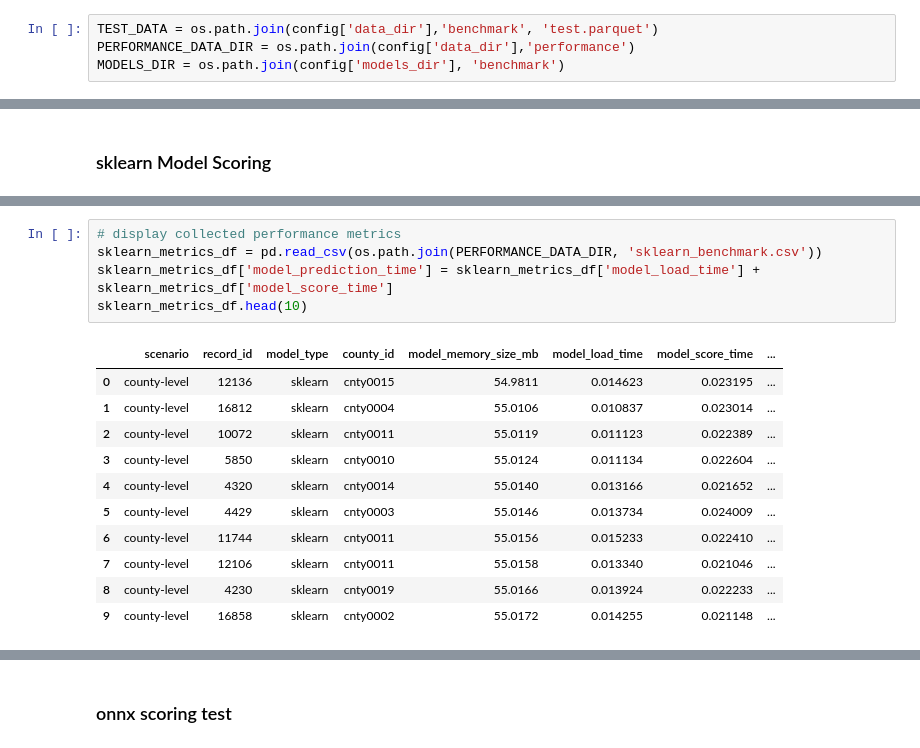
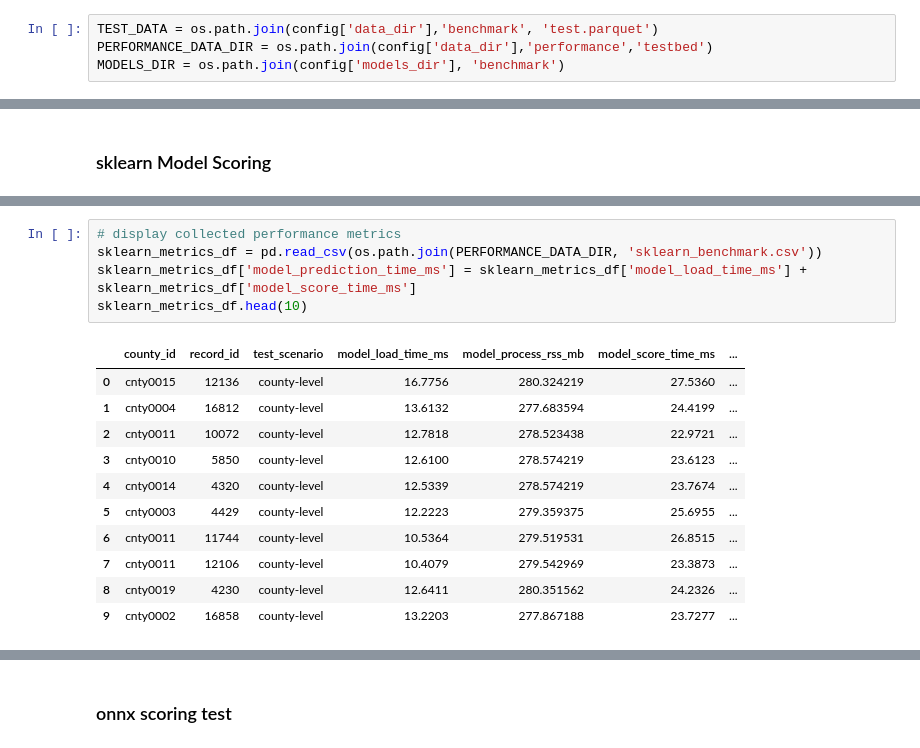
Before and after one commit to jimthompson5802/onnx_sandbox, a Jupyter notebook: testbed/score_records_test.ipynb, the cells around one changed output, grey strips where cells are left out. Drawn from its saved outputs; the diff is of its cells as text.

Commit message:
updated demo analysis with revised metrics

```diff
--- a/testbed/score_records_test.ipynb
+++ b/testbed/score_records_test.ipynb
@@ -43,7 +44,7 @@ config
  'random_seed': 123}
 # %%
 TEST_DATA = os.path.join(config['data_dir'],'benchmark', 'test.parquet')
-PERFORMANCE_DATA_DIR = os.path.join(config['data_dir'],'performance')
+PERFORMANCE_DATA_DIR = os.path.join(config['data_dir'],'performance','testbed')
 MODELS_DIR = os.path.join(config['models_dir'], 'benchmark')
 # %%
 # setup directory to collect performance data
@@ -214,20 +205,20 @@ Wall time: 31.4 s
 # %%
 # display collected performance metrics
 sklearn_metrics_df = pd.read_csv(os.path.join(PERFORMANCE_DATA_DIR, 'sklearn_benchmark.csv'))
-sklearn_metrics_df['model_prediction_time'] = sklearn_metrics_df['model_load_time'] + sklearn_metrics_df['model_score_time']
+sklearn_metrics_df['model_prediction_time_ms'] = sklearn_metrics_df['model_load_time_ms'] + sklearn_metrics_df['model_score_time_ms']
 sklearn_metrics_df.head(10)
 # %% [output]
-|  | scenario | record_id | model_type | county_id | model_memory_size_mb | model_load_time | model_score_time | ... |
-| 0 | county-level | 12136 | sklearn | cnty0015 | 54.9811 | 0.014623 | 0.023195 | ... |
-| 1 | county-level | 16812 | sklearn | cnty0004 | 55.0106 | 0.010837 | 0.023014 | ... |
-| 2 | county-level | 10072 | sklearn | cnty0011 | 55.0119 | 0.011123 | 0.022389 | ... |
-| 3 | county-level | 5850 | sklearn | cnty0010 | 55.0124 | 0.011134 | 0.022604 | ... |
-| 4 | county-level | 4320 | sklearn | cnty0014 | 55.0140 | 0.013166 | 0.021652 | ... |
-| 5 | county-level | 4429 | sklearn | cnty0003 | 55.0146 | 0.013734 | 0.024009 | ... |
-| 6 | county-level | 11744 | sklearn | cnty0011 | 55.0156 | 0.015233 | 0.022410 | ... |
-| 7 | county-level | 12106 | sklearn | cnty0011 | 55.0158 | 0.013340 | 0.021046 | ... |
-| 8 | county-level | 4230 | sklearn | cnty0019 | 55.0166 | 0.013924 | 0.022233 | ... |
-| 9 | county-level | 16858 | sklearn | cnty0002 | 55.0172 | 0.014255 | 0.021148 | ... |
+|  | county_id | record_id | test_scenario | model_load_time_ms | model_process_rss_mb | model_score_time_ms | ... |
+| 0 | cnty0015 | 12136 | county-level | 16.7756 | 280.324219 | 27.5360 | ... |
+| 1 | cnty0004 | 16812 | county-level | 13.6132 | 277.683594 | 24.4199 | ... |
+| 2 | cnty0011 | 10072 | county-level | 12.7818 | 278.523438 | 22.9721 | ... |
+| 3 | cnty0010 | 5850 | county-level | 12.6100 | 278.574219 | 23.6123 | ... |
+| 4 | cnty0014 | 4320 | county-level | 12.5339 | 278.574219 | 23.7674 | ... |
+| 5 | cnty0003 | 4429 | county-level | 12.2223 | 279.359375 | 25.6955 | ... |
+| 6 | cnty0011 | 11744 | county-level | 10.5364 | 279.519531 | 26.8515 | ... |
+| 7 | cnty0011 | 12106 | county-level | 10.4079 | 279.542969 | 23.3873 | ... |
+| 8 | cnty0019 | 4230 | county-level | 12.6411 | 280.351562 | 24.2326 | ... |
+| 9 | cnty0002 | 16858 | county-level | 13.2203 | 277.867188 | 23.7277 | ... |
 # %%
 sklearn_metrics_df[metrics_of_interest].describe(percentiles=[.25, .5, .75, .9]).T
 # %% [output]
```
Also changed, not shown: parts of 12 cells of this notebook.
